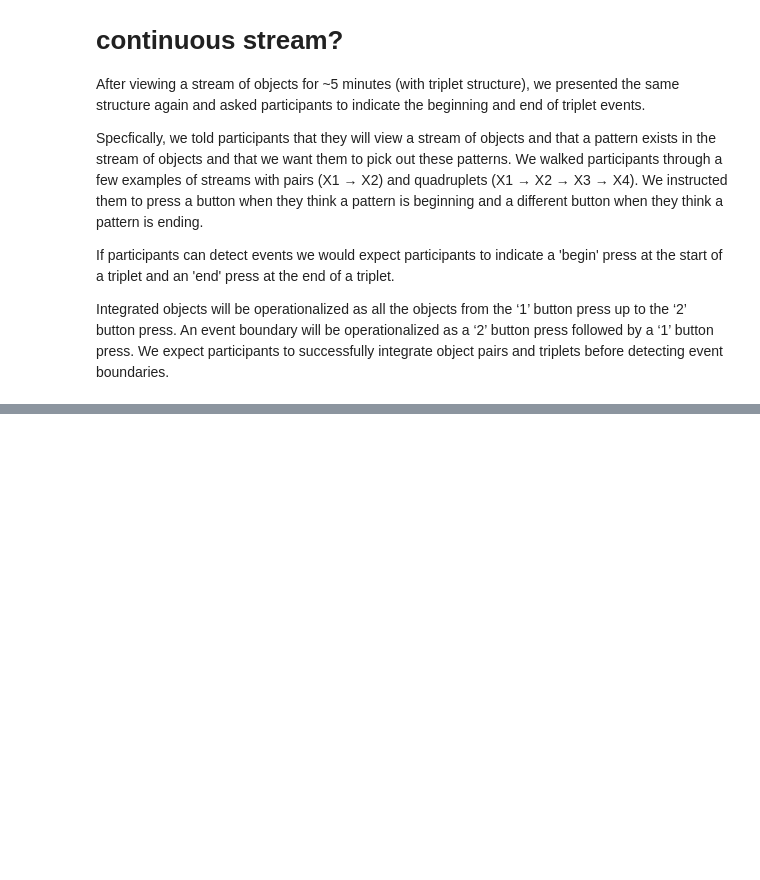
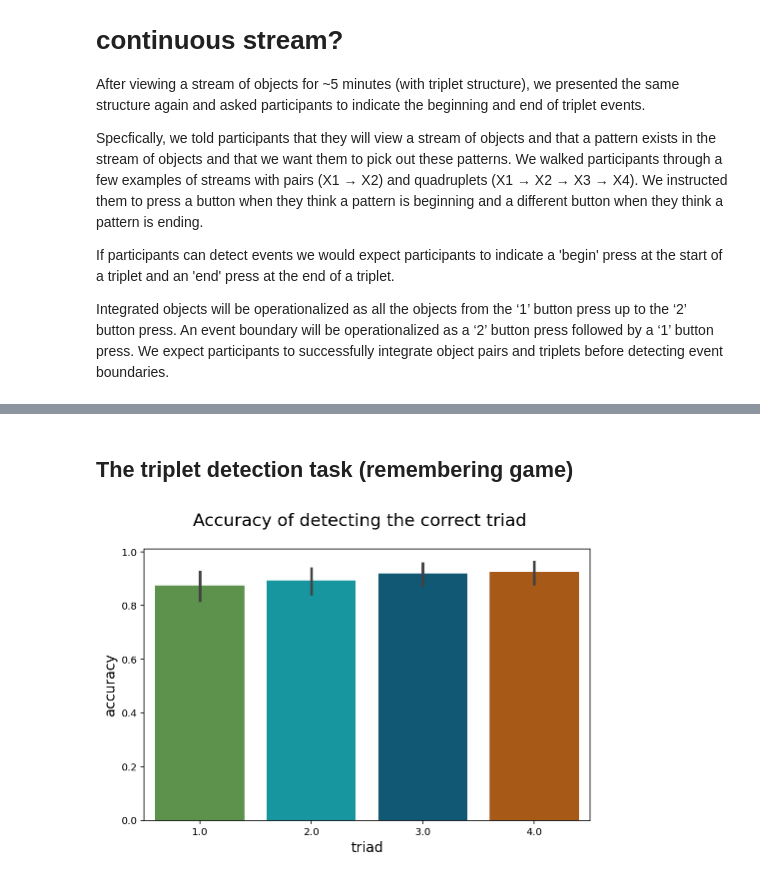
Before and after one commit to tonydutcher/temple_bound, a Jupyter notebook: temple_bound.ipynb, the cells around one changed output, grey strips where cells are left out. Cells and saved outputs as stored; diff of their text form; code cells hidden in the pictures; blank space fills up the shorter version.

```diff
--- a/temple_bound.ipynb
+++ b/temple_bound.ipynb
@@ -147,0 +238,45 @@ sns.scatterplot(x='participant', y='accuracy', data=totals)
+# %% [markdown]
+## The triplet detection task (remembering game)
+# %%
+# remember
+rem = pd.read_csv('data/temple_remember_all_participants_2021-05-24_cleaned.csv')
+rem.drop(['date', 'OS'], axis=1, inplace=True)
+rem = rem[rem.participant!=1]
+
+# merge the correct trial indication and the triad id with remember responses
+rem_clean = rem.merge(true, how='outer', on=['participant','image1','image2','image3']).sort_values(['participant','trial'])
+rem_clean.loc[rem_clean['pattern_game'].isnull(), 'pattern_game'] = 0
+rem_clean.loc[rem_clean['triad'].isnull(), 'triad'] = 0
+
+# apply correct response on screen side function (see above)
+rem_clean['correct_resp'] = rem_clean.apply(correct_resp, axis=1)
+
+# this gets the triad id for the offset rows (when correct is image 4, 5, 6)
+true_off = true.rename(columns={'image1':'image4','image2':'image5','image3':'image6','triad':'triad_2'})
+
+# drops old i1_patten so it doesn't merge
+true_off.drop(axis=1, labels=['pattern_game'], inplace=True)
+
+# merges pattern game true triad from pattern game for image 4, 5, 6, in remember game
+rdf = rem_clean.merge(true_off, how='outer', on=['participant','image4','image5','image6']).sort_values(['participant','trial'])
+rdf.loc[rdf['triad_2'].isnull(), 'triad_2'] = 0
+rdf.rename(columns={'triad':'triad_1'}, inplace=True)
+
+# collapse index for true triad id for all images in the remember to single column
+rdf['triad'] = rdf.triad_2.to_numpy() + rdf.triad_1.to_numpy()
+rdf.drop(axis=1, columns=['triad_1','triad_2','pattern_game'], inplace=True)
+
+# correct response based on side correct response exists and participant response
+rdf['accuracy'] = (rdf.correct_resp.to_numpy() == rdf[['key_resp_2.keys']].to_numpy().squeeze()) * 1
+rdf.to_csv('data/temple_bound_remember_clean.csv', index=False)
+# %%
+%config InlineBackend.figure_format = 'retina'
+plt.rcParams['axes.labelsize'] = 14
+plt.rcParams['axes.titlesize'] = 16
+plt.rcParams['figure.titlesize'] = 'xx-large'
+cmap4 = ["#579d42", "#00a9b7", "#005f86", '#bf5700']
+g = sns.barplot(x='triad', y='accuracy', palette=cmap4, data=rdf.query("triad>0"))
+g.figure.suptitle("Accuracy of detecting the correct triad")
+None
+# %% [output]
+[figure, added]
```
Also changed, not shown: parts of 31 cells of this notebook.
